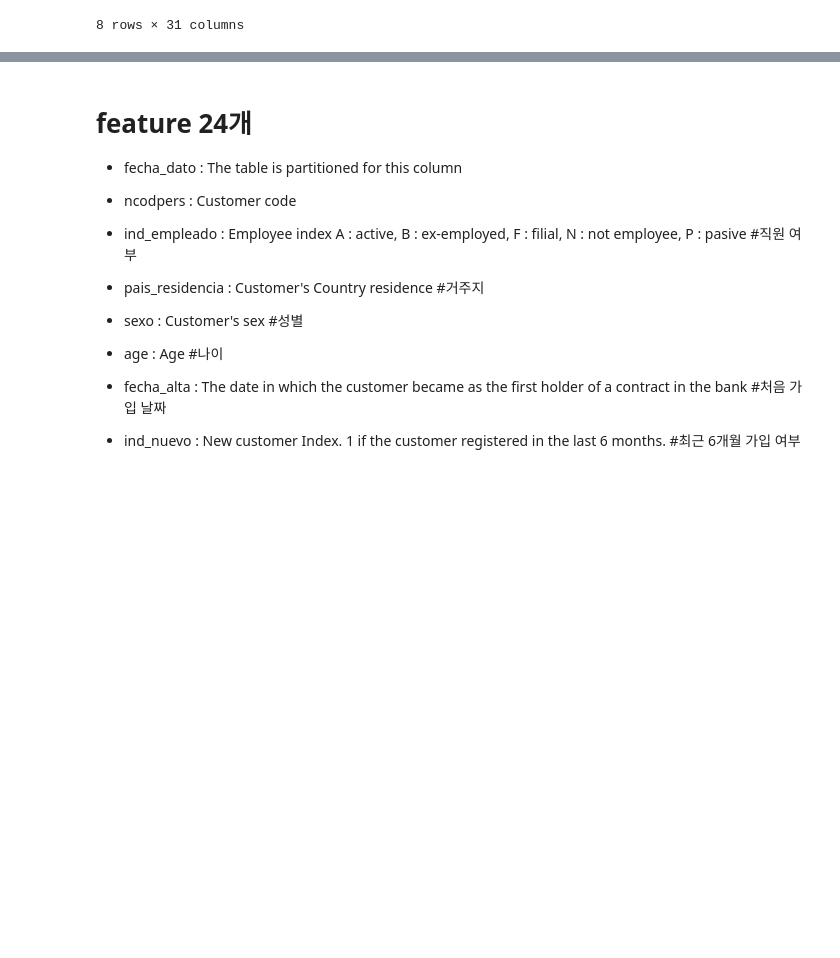
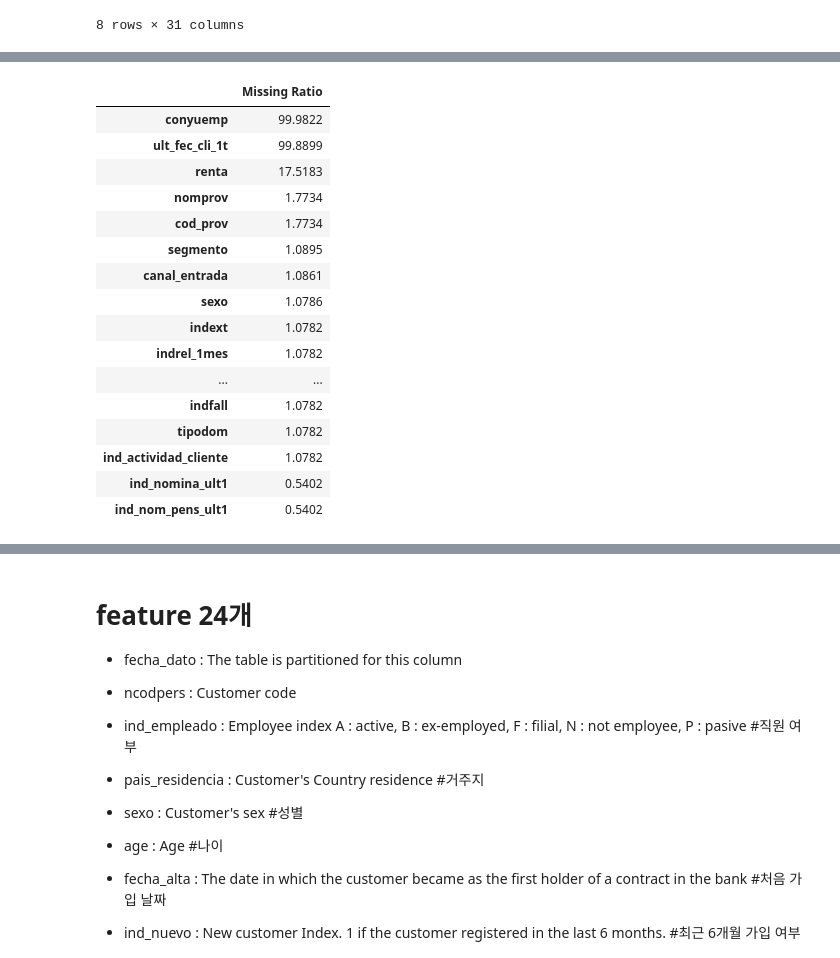
Before and after one commit to byaracho/Kaggle_Project, a Jupyter notebook: Santander_Product_Recommendation/EDA_ver.1_byaracho.ipynb, the cells around one changed output, grey strips where cells are left out. Cells and saved outputs as stored; diff of their text form; code cells hidden in the pictures; blank space fills up the shorter version.

```diff
--- a/Santander_Product_Recommendation/EDA_ver.1_byaracho.ipynb
+++ b/Santander_Product_Recommendation/EDA_ver.1_byaracho.ipynb
@@ -58,0 +88,23 @@ train.describe()
+# %%
+train_na = (train.isnull().sum() / len(train)) * 100
+train_na = train_na.drop(train_na[train_na == 0].index).sort_values(ascending=False)[:30]
+missing_data = pd.DataFrame({'Missing Ratio' :train_na})
+missing_data.head(24)
+# %% [output]
+|  | Missing Ratio |
+| conyuemp | 99.9822 |
+| ult_fec_cli_1t | 99.8899 |
+| renta | 17.5183 |
+| nomprov | 1.7734 |
+| cod_prov | 1.7734 |
+| segmento | 1.0895 |
+| canal_entrada | 1.0861 |
+| sexo | 1.0786 |
+| indext | 1.0782 |
+| indrel_1mes | 1.0782 |
+| ... | ... |
+| indfall | 1.0782 |
+| tipodom | 1.0782 |
+| ind_actividad_cliente | 1.0782 |
+| ind_nomina_ult1 | 0.5402 |
+| ind_nom_pens_ult1 | 0.5402 |
```
Also changed, not shown: parts of 18 cells of this notebook.
